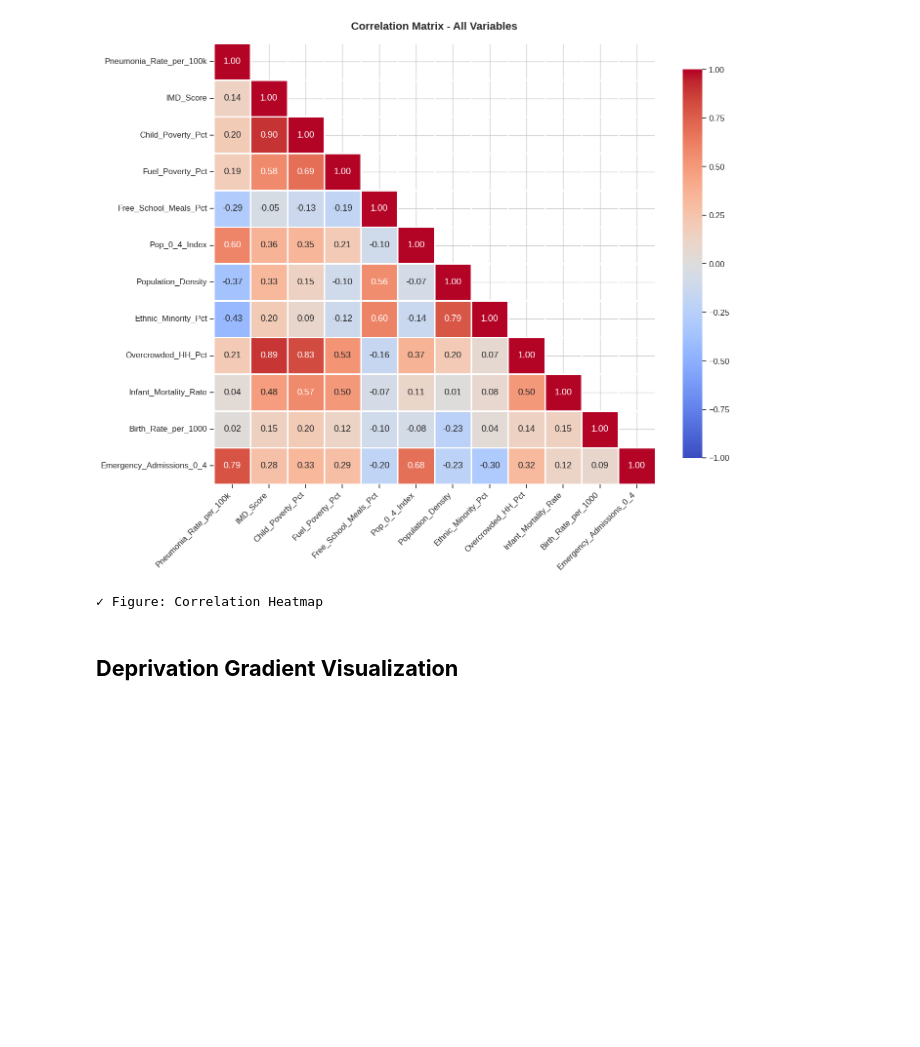
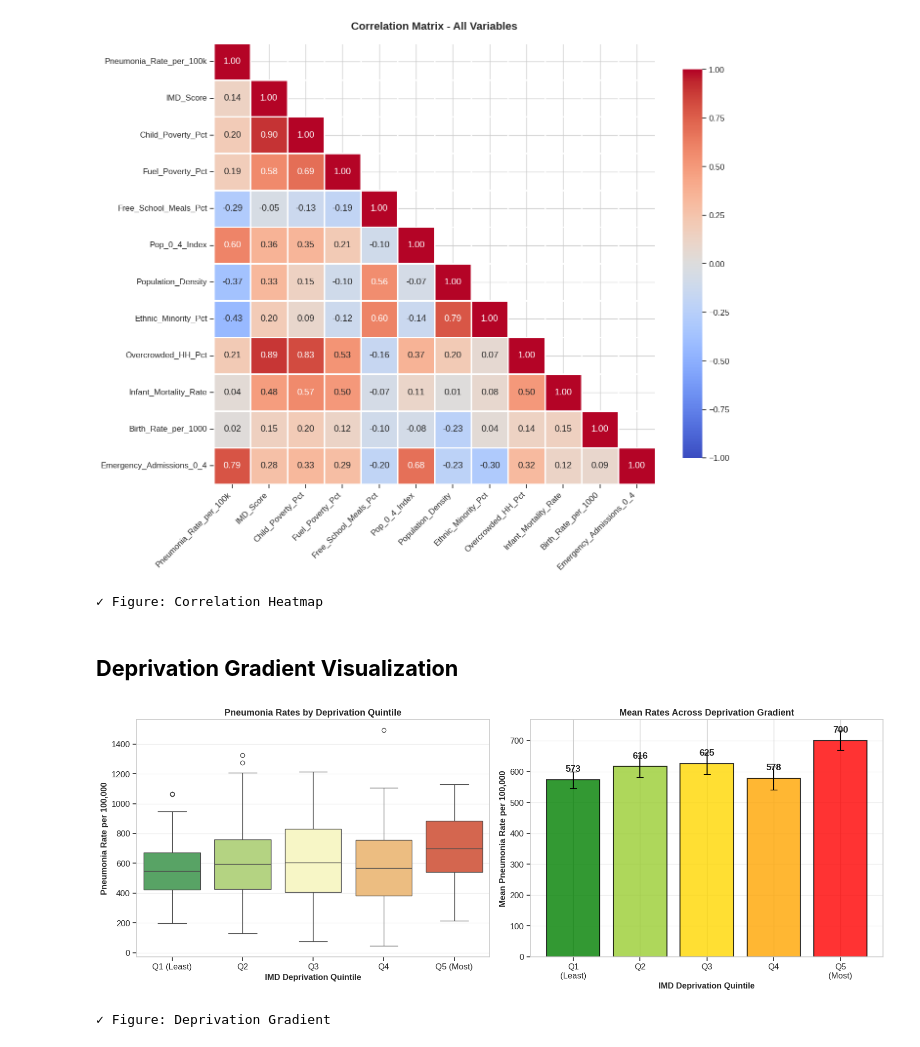
Before and after one commit to IfeakanduBenedict/pediatric-pneumonia-ml-england, a Jupyter notebook: Pediatric_Pneumonia_Analysis.ipynb, the cells around one changed output. Cells and saved outputs as stored; diff of their text form; code cells hidden in the pictures; blank space fills up the shorter version.

```diff
--- a/Pediatric_Pneumonia_Analysis.ipynb
+++ b/Pediatric_Pneumonia_Analysis.ipynb
@@ -660,3 +660,38 @@ print("✓ Figure: Correlation Heatmap")
 ✓ Figure: Correlation Heatmap
 # %% [markdown]
 ## **Deprivation Gradient Visualization**
+# %%
+fig, axes = plt.subplots(1, 2, figsize=(16, 6))
+
+# Box plot by IMD Quintile
+sns.boxplot(data=pneumonia_data, x='IMD_Quintile', y=target_col, palette='RdYlGn_r', ax=axes[0])
+axes[0].set_xlabel('IMD Deprivation Quintile', fontsize=12, fontweight='bold')
+axes[0].set_ylabel('Pneumonia Rate per 100,000', fontsize=12, fontweight='bold')
+axes[0].set_title('Pneumonia Rates by Deprivation Quintile', fontsize=13, fontweight='bold')
+axes[0].grid(axis='y', alpha=0.3)
+
+# Mean rates with error bars
+quintile_stats_plot = pneumonia_data.groupby('IMD_Quintile')[target_col].agg(['mean', 'std', 'count'])
+quintile_stats_plot['se'] = quintile_stats_plot['std'] / np.sqrt(quintile_stats_plot['count'])
+
+axes[1].bar(range(5), quintile_stats_plot['mean'], yerr=quintile_stats_plot['se'],
+            color=['green', 'yellowgreen', 'gold', 'orange', 'red'],
+            edgecolor='black', linewidth=1.5, capsize=5, alpha=0.8)
+axes[1].set_xticks(range(5))
+axes[1].set_xticklabels(['Q1\n(Least)', 'Q2', 'Q3', 'Q4', 'Q5\n(Most)'])
+axes[1].set_xlabel('IMD Deprivation Quintile', fontsize=12, fontweight='bold')
+axes[1].set_ylabel('Mean Pneumonia Rate per 100,000', fontsize=12, fontweight='bold')
+axes[1].set_title('Mean Rates Across Deprivation Gradient', fontsize=13, fontweight='bold')
+axes[1].grid(axis='y', alpha=0.3)
+
+# Add values on bars
+for i, v in enumerate(quintile_stats_plot['mean']):
+    axes[1].text(i, v + 20, f'{v:.0f}', ha='center', va='bottom', fontweight='bold')
+
+plt.tight_layout()
+plt.show()
+
+print("✓ Figure: Deprivation Gradient")
+# %% [output]
+[figure, added]
+✓ Figure: Deprivation Gradient
```
